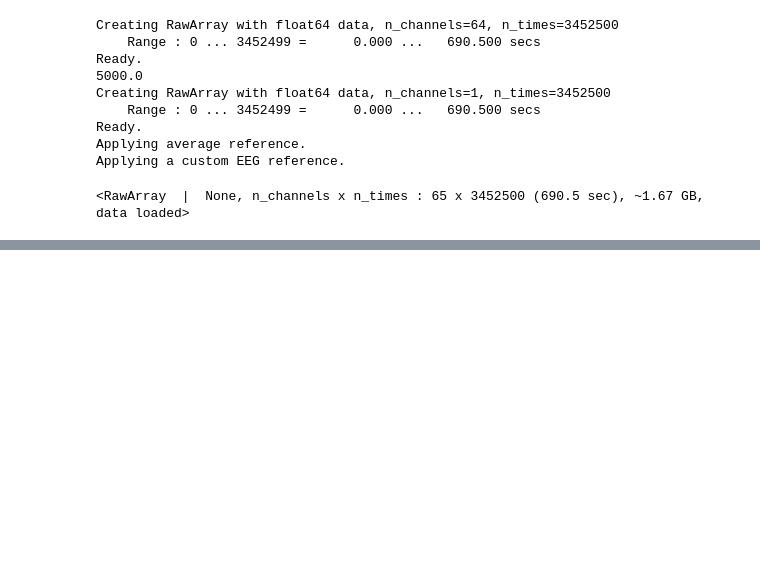
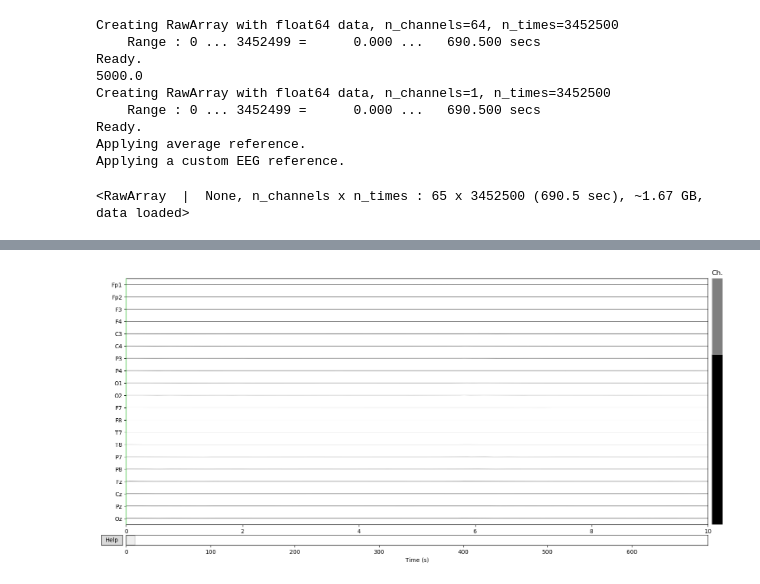
Before and after one commit to jnvandermeer/nf-rtime-preview, a Jupyter notebook: Projects_Templates/2_ReplayExperiment/ReplayExperiment.ipynb, the cells around one changed output, grey strips where cells are left out. Saved outputs shown, nothing was run; the diff lists cells and outputs as text; code cells hidden in the pictures; blank space fills up the shorter version.

```diff
--- a/Projects_Templates/2_ReplayExperiment/ReplayExperiment.ipynb
+++ b/Projects_Templates/2_ReplayExperiment/ReplayExperiment.ipynb
@@ -95,7 +102,7 @@ updateTime = 0.1  # run some kind of calculation every X seconds
 buffSize = 1.0  # run calculation on last X seconds of data
 
 
-rb = RingBuffer(buffSize * raw_fromfile.info['sfreq'])  # the buffer containing the last X seconds of data
+rb = RingBuffer(buffSize * 1000)  # the buffer containing the last X seconds of data - declared in MILISECONDS
 totalTime = seed_d.shape[0]/raw_fromfile.info['sfreq']
 # %%
 amp.start()
@@ -215,3 +236,7 @@ raw.notch_filter(np.arange(50, 300, 50), picks=picks, filter_length='auto', phas
+# %%
+raw.plot(scalings='auto')
+# %% [output]
+[figure, added]
 # %%
 # split data sets between EO and EC
 
```
Also changed, not shown: parts of 12 cells of this notebook.
